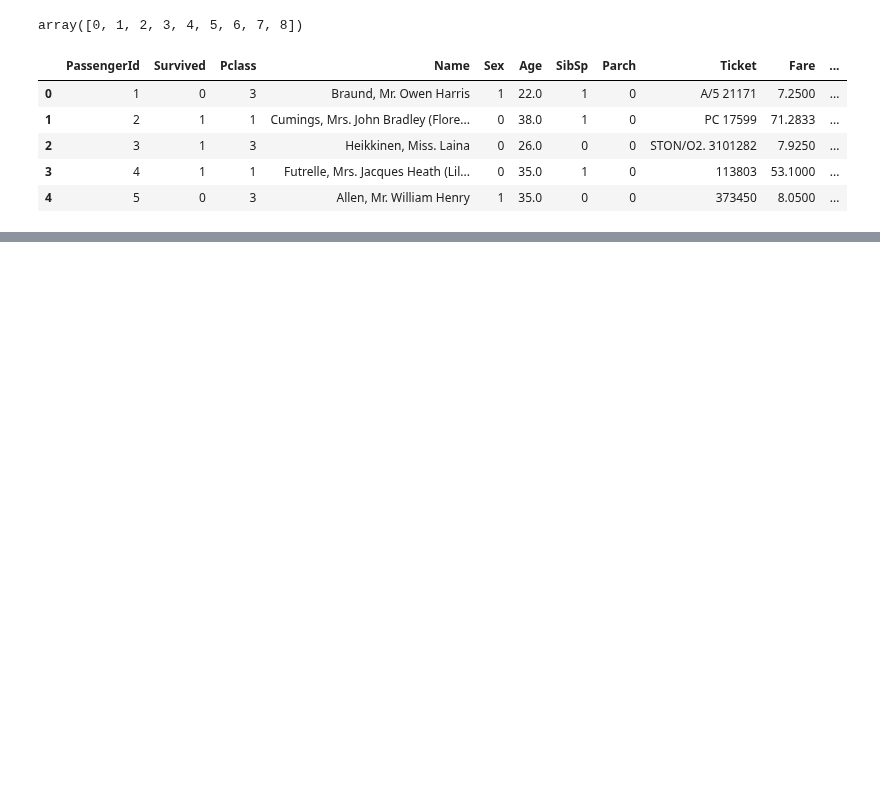
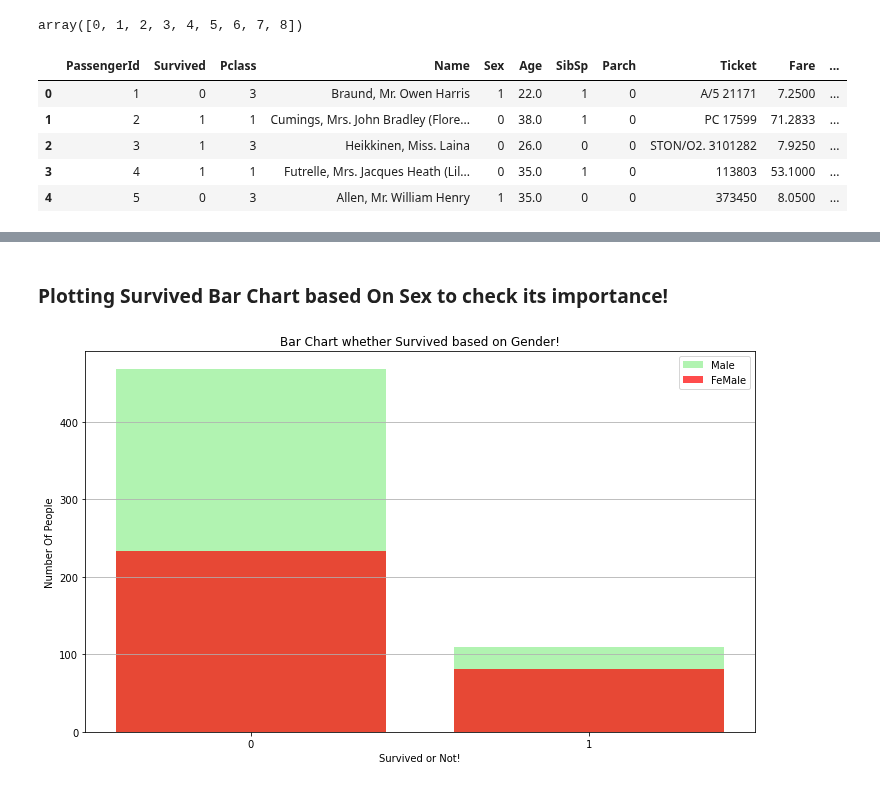
Before and after one commit to HarshitDawar55/Feature-Selection, a Jupyter notebook: Statistical-Methods/Chi-Square Test.ipynb, the cells around one changed output, grey strips where cells are left out. Drawn from its saved outputs; the diff is of its cells as text; code cells hidden in the pictures; blank space fills up the shorter version.

```diff
--- a/Statistical-Methods/Chi-Square Test.ipynb
+++ b/Statistical-Methods/Chi-Square Test.ipynb
@@ -97,0 +139,25 @@ data.head()
+# %% [markdown]
+### Plotting Survived Bar Chart based On Sex to check its importance!
+# %%
+plt.figure(figsize = (12, 7))
+plt.bar(range(len(data.Survived.unique())),
+        data.Survived[data['Sex'] == 1].value_counts(),
+        label = "Male",
+        alpha = 0.7,
+        color = "lightgreen")
+
+plt.bar(range(len(data.Survived.unique())),
+        data.Survived[data['Sex'] == 0].value_counts(),
+        label = "FeMale",
+        alpha = 0.7,
+        color = "red")
+
+plt.xticks(ticks = range(len(data.Survived.unique())), labels = data.Survived.unique())
+plt.legend()
+plt.grid(b = True, axis = "y")
+plt.xlabel("Survived or Not!")
+plt.ylabel("Number Of People")
+plt.title("Bar Chart whether Survived based on Gender!")
+plt.show()
+# %% [output]
+[figure, added]
```
Also changed, not shown: parts of 12 cells of this notebook.
